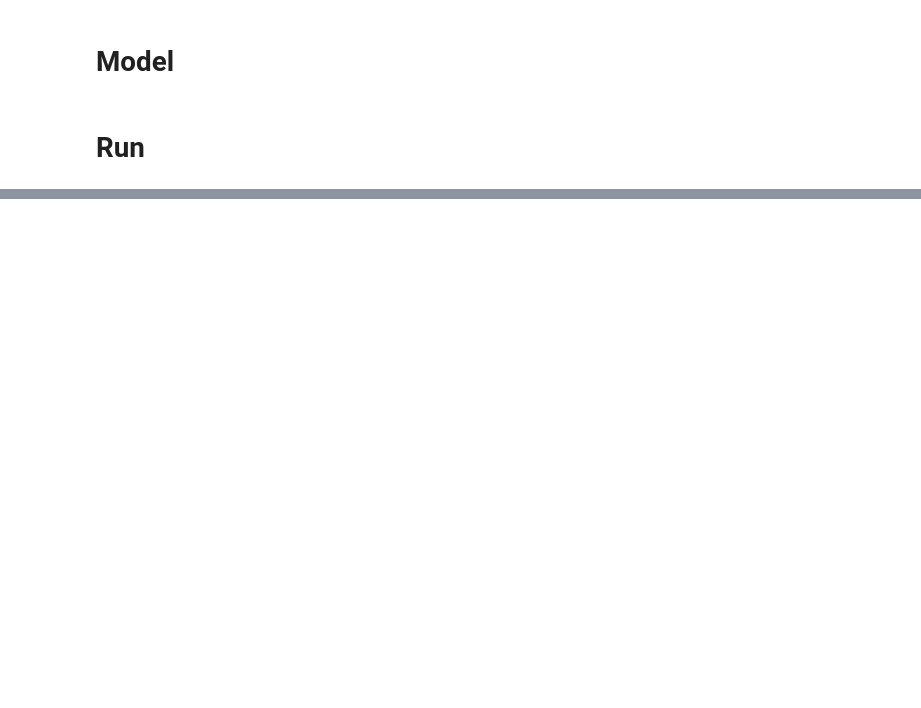
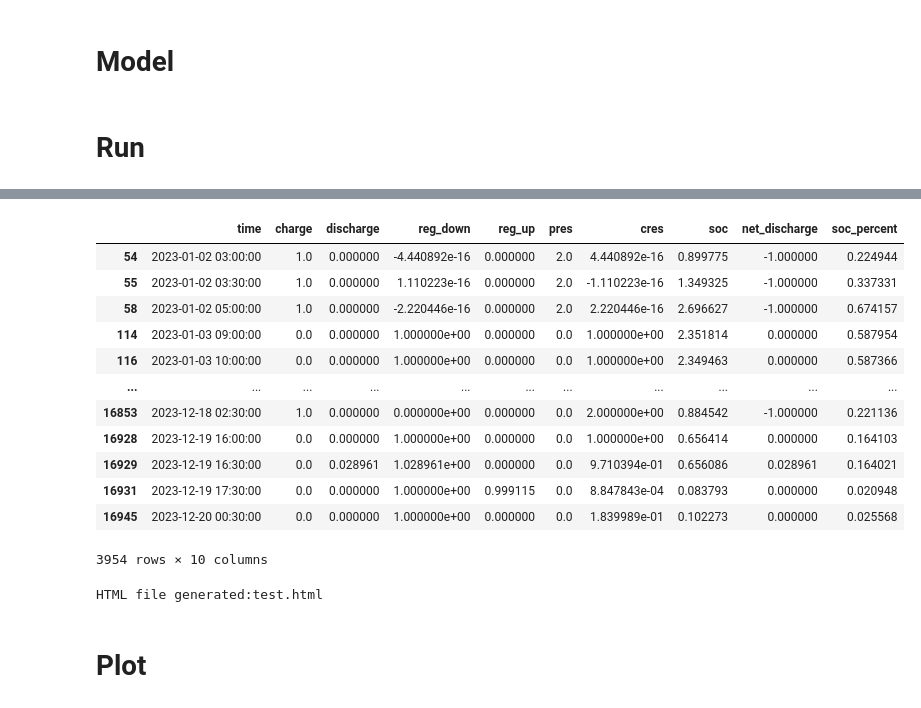
Before and after one commit to AlmostDoneButNever/bess-optimizer, a Jupyter notebook: model.ipynb, the cells around one changed output, grey strips where cells are left out. Drawn from its saved outputs; the diff is of its cells as text; code cells hidden in the pictures; blank space fills up the shorter version.

```diff
--- a/model.ipynb
+++ b/model.ipynb
@@ -433,11 +400,29 @@ result_df
+# %%
+result_df[result_df.cres != 0]
+# %% [output]
+|  | time | charge | discharge | reg_down | reg_up | pres | cres | soc | net_discharge | soc_percent |
+| 54 | 2023-01-02 03:00:00 | 1.0 | 0.000000 | -4.440892e-16 | 0.000000 | 2.0 | 4.440892e-16 | 0.899775 | -1.000000 | 0.224944 |
+| 55 | 2023-01-02 03:30:00 | 1.0 | 0.000000 | 1.110223e-16 | 0.000000 | 2.0 | -1.110223e-16 | 1.349325 | -1.000000 | 0.337331 |
+| 58 | 2023-01-02 05:00:00 | 1.0 | 0.000000 | -2.220446e-16 | 0.000000 | 2.0 | 2.220446e-16 | 2.696627 | -1.000000 | 0.674157 |
+| 114 | 2023-01-03 09:00:00 | 0.0 | 0.000000 | 1.000000e+00 | 0.000000 | 0.0 | 1.000000e+00 | 2.351814 | 0.000000 | 0.587954 |
+| 116 | 2023-01-03 10:00:00 | 0.0 | 0.000000 | 1.000000e+00 | 0.000000 | 0.0 | 1.000000e+00 | 2.349463 | 0.000000 | 0.587366 |
+| ... | ... | ... | ... | ... | ... | ... | ... | ... | ... | ... |
+| 16853 | 2023-12-18 02:30:00 | 1.0 | 0.000000 | 0.000000e+00 | 0.000000 | 0.0 | 2.000000e+00 | 0.884542 | -1.000000 | 0.221136 |
+| 16928 | 2023-12-19 16:00:00 | 0.0 | 0.000000 | 1.000000e+00 | 0.000000 | 0.0 | 1.000000e+00 | 0.656414 | 0.000000 | 0.164103 |
+| 16929 | 2023-12-19 16:30:00 | 0.0 | 0.028961 | 1.028961e+00 | 0.000000 | 0.0 | 9.710394e-01 | 0.656086 | 0.028961 | 0.164021 |
+| 16931 | 2023-12-19 17:30:00 | 0.0 | 0.000000 | 1.000000e+00 | 0.999115 | 0.0 | 8.847843e-04 | 0.083793 | 0.000000 | 0.020948 |
+| 16945 | 2023-12-20 00:30:00 | 0.0 | 0.000000 | 1.000000e+00 | 0.000000 | 0.0 | 1.839989e-01 | 0.102273 | 0.000000 | 0.025568 |
+3954 rows × 10 columns
 # %%
 price_df.index.names = ['time']
 price_data_ex = price_df.reset_index().to_json(orient='records', date_format='iso')
 result_data_ex = result_df.to_json(orient='records', date_format='iso')
 # %%
-filename = "test"
-initial_cost = 100
-annual_cost = 50
-annual_revenue = 30
-discount_rate = 0.04
+initial_cost = 207000 + 355000 * cap_energy + 153000*cap_power
+annual_cost = initial_cost * 0.05
+annual_revenue = total_revenue/num_slices * 365
+discount_rate = 0.05
+
 generate_html(filename, initial_cost, annual_cost, annual_revenue, price_data_ex, result_data_ex, discount_rate)
+# %% [output]
+HTML file generated:test.html
@@ -448,0 +429,2 @@ price_data_json = price_df.to_json(orient='split', date_format='iso')
+# %% [markdown]
+# Plot
```
Also changed, not shown: parts of 25 cells of this notebook, 47 other files.
